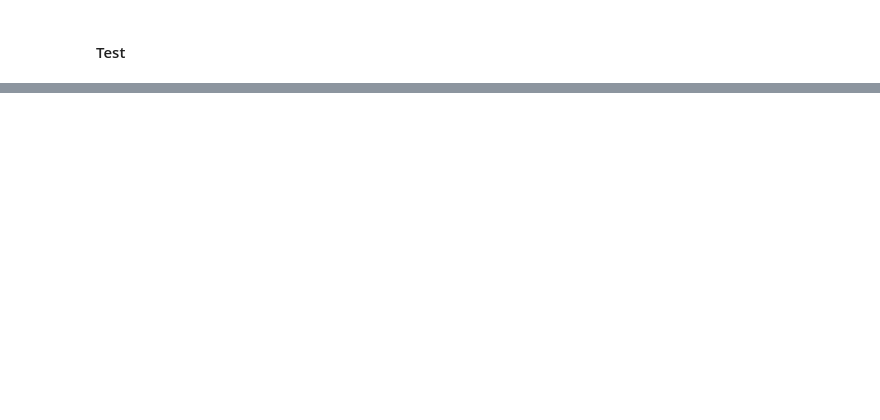
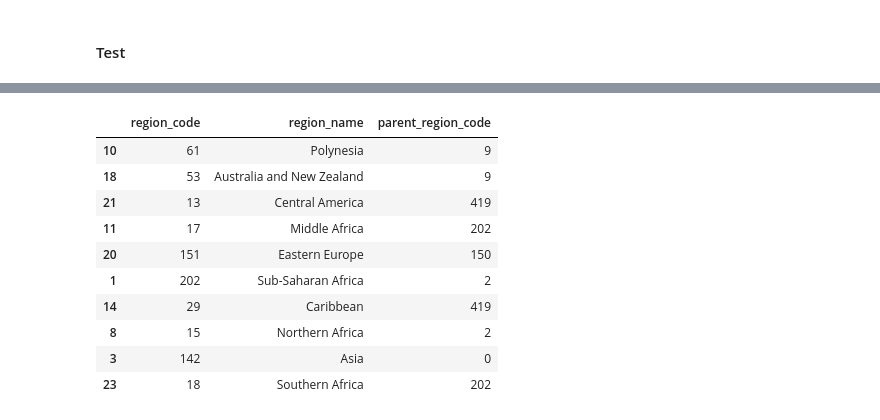
Before and after one commit to skustes/UN-Regions-and-Countries, a Jupyter notebook: Countries & UN Regions.ipynb, the cells around one changed output, grey strips where cells are left out. Saved outputs shown, nothing was run; the diff lists cells and outputs as text; code cells hidden in the pictures; blank space fills up the shorter version.

```diff
--- a/Countries & UN Regions.ipynb
+++ b/Countries & UN Regions.ipynb
@@ -757,0 +734,14 @@ countries[ countries['country_common_name'] == 'United Kingdom' ]
+# %%
+regions.sample(10)
+# %% [output]
+|  | region_code | region_name | parent_region_code |
+| 10 | 61 | Polynesia | 9 |
+| 18 | 53 | Australia and New Zealand | 9 |
+| 21 | 13 | Central America | 419 |
+| 11 | 17 | Middle Africa | 202 |
+| 20 | 151 | Eastern Europe | 150 |
+| 1 | 202 | Sub-Saharan Africa | 2 |
+| 14 | 29 | Caribbean | 419 |
+| 8 | 15 | Northern Africa | 2 |
+| 3 | 142 | Asia | 0 |
+| 23 | 18 | Southern Africa | 202 |
```
Also changed, not shown: parts of 30 cells of this notebook.
